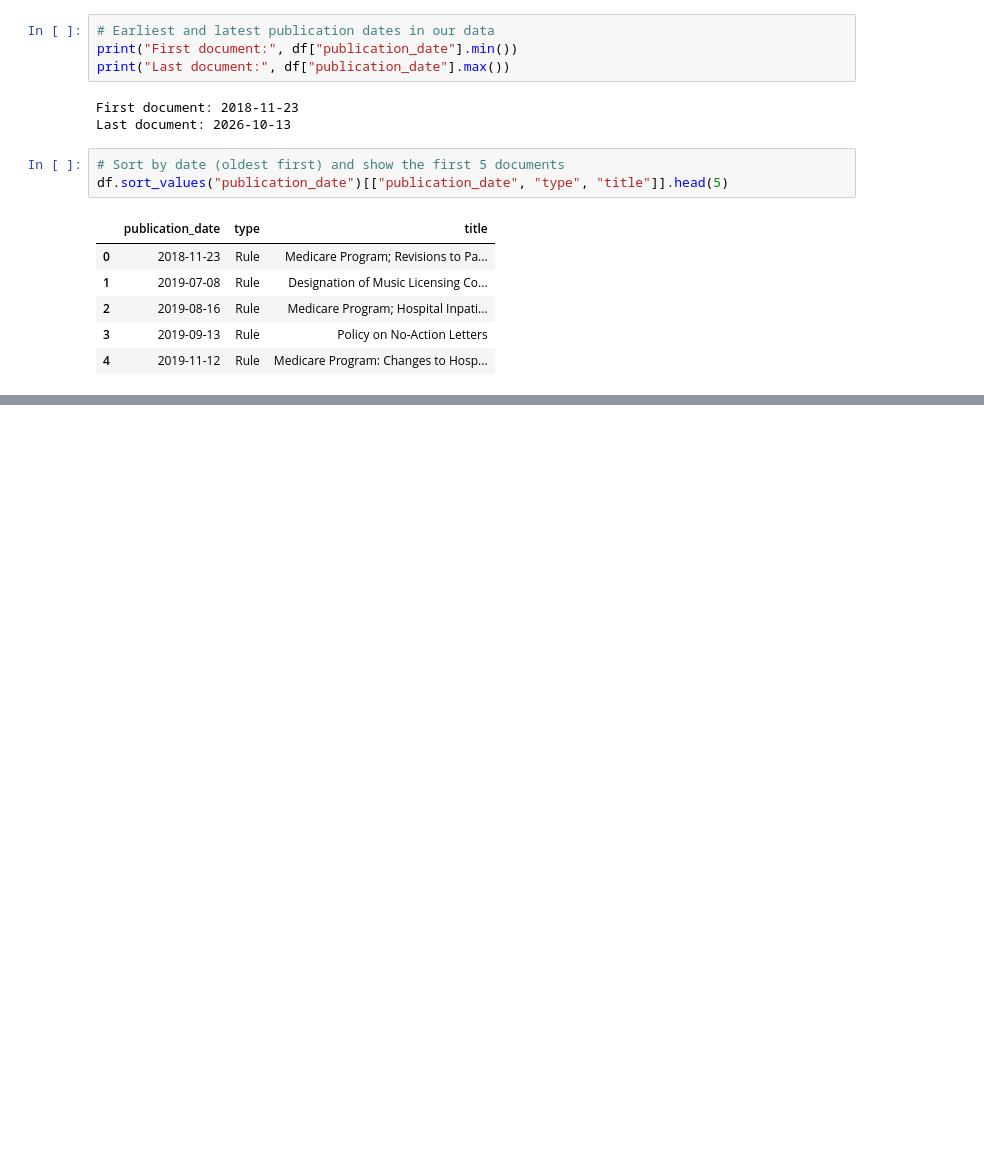
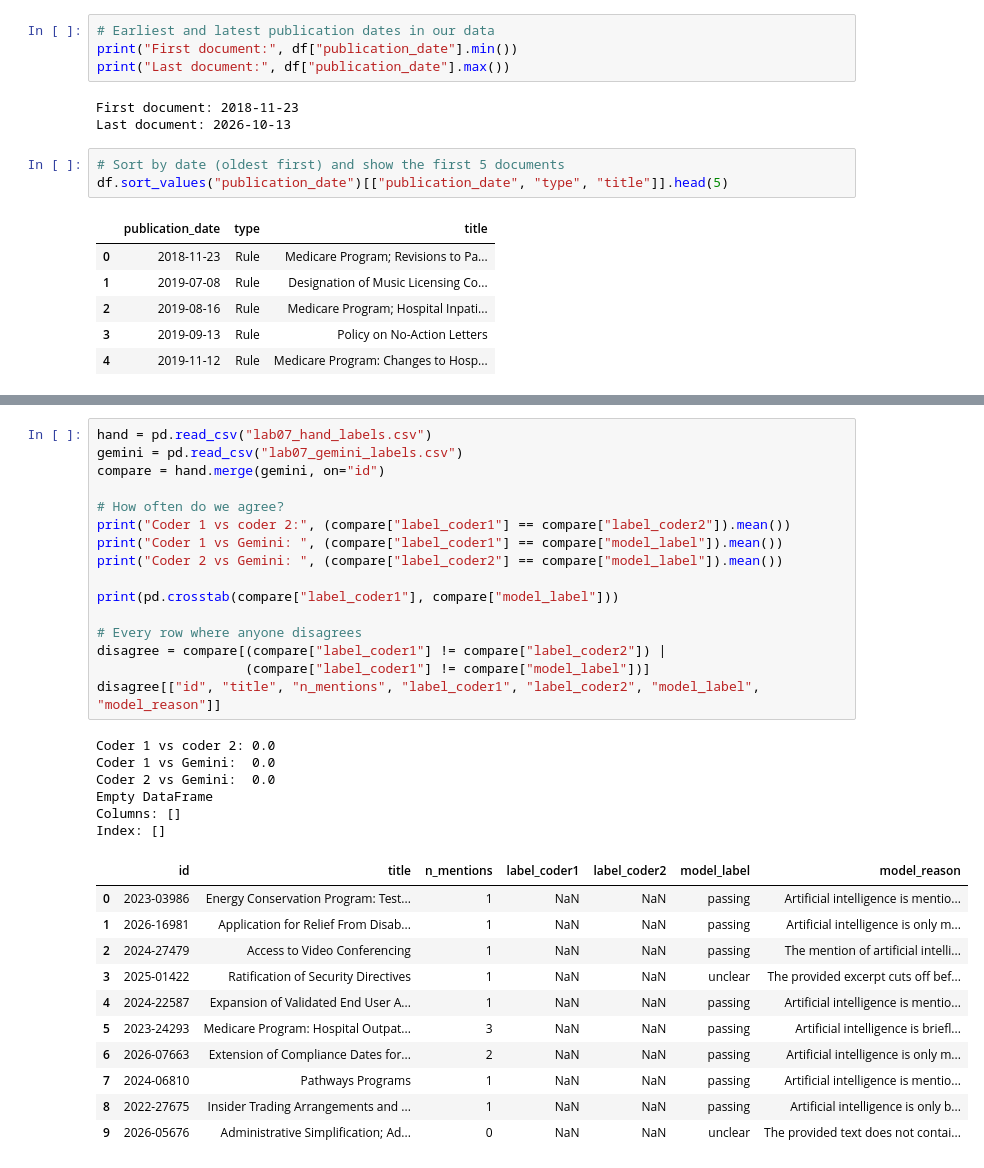
Before and after one commit to 4am1r/ComputingFinal_FederalRegister, a Jupyter notebook: scripts/01_getrequest.ipynb, the cells around one changed output, grey strips where cells are left out. Cells and saved outputs as stored; diff of their text form; blank space fills up the shorter version.

```diff
--- a/scripts/01_getrequest.ipynb
+++ b/scripts/01_getrequest.ipynb
@@ -93,0 +348,34 @@ df.sort_values("publication_date")[["publication_date", "type", "title"]].head(5
+# %%
+hand = pd.read_csv("lab07_hand_labels.csv")
+gemini = pd.read_csv("lab07_gemini_labels.csv")
+compare = hand.merge(gemini, on="id")
+
+# How often do we agree?
+print("Coder 1 vs coder 2:", (compare["label_coder1"] == compare["label_coder2"]).mean())
+print("Coder 1 vs Gemini: ", (compare["label_coder1"] == compare["model_label"]).mean())
+print("Coder 2 vs Gemini: ", (compare["label_coder2"] == compare["model_label"]).mean())
+
+print(pd.crosstab(compare["label_coder1"], compare["model_label"]))
+
+# Every row where anyone disagrees
+disagree = compare[(compare["label_coder1"] != compare["label_coder2"]) |
+                   (compare["label_coder1"] != compare["model_label"])]
+disagree[["id", "title", "n_mentions", "label_coder1", "label_coder2", "model_label", "model_reason"]]
+# %% [output]
+Coder 1 vs coder 2: 0.0
+Coder 1 vs Gemini:  0.0
+Coder 2 vs Gemini:  0.0
+Empty DataFrame
+Columns: []
+Index: []
+|  | id | title | n_mentions | label_coder1 | label_coder2 | model_label | model_reason |
+| 0 | 2023-03986 | Energy Conservation Program: Test... | 1 | NaN | NaN | passing | Artificial intelligence is mentio... |
+| 1 | 2026-16981 | Application for Relief From Disab... | 1 | NaN | NaN | passing | Artificial intelligence is only m... |
+| 2 | 2024-27479 | Access to Video Conferencing | 1 | NaN | NaN | passing | The mention of artificial intelli... |
+| 3 | 2025-01422 | Ratification of Security Directives | 1 | NaN | NaN | unclear | The provided excerpt cuts off bef... |
+| 4 | 2024-22587 | Expansion of Validated End User A... | 1 | NaN | NaN | passing | Artificial intelligence is mentio... |
+| 5 | 2023-24293 | Medicare Program: Hospital Outpat... | 3 | NaN | NaN | passing | Artificial intelligence is briefl... |
+| 6 | 2026-07663 | Extension of Compliance Dates for... | 2 | NaN | NaN | passing | Artificial intelligence is only m... |
+| 7 | 2024-06810 | Pathways Programs | 1 | NaN | NaN | passing | Artificial intelligence is mentio... |
+| 8 | 2022-27675 | Insider Trading Arrangements and ... | 1 | NaN | NaN | passing | Artificial intelligence is only b... |
+| 9 | 2026-05676 | Administrative Simplification; Ad... | 0 | NaN | NaN | unclear | The provided text does not contai... |
```
Also changed, not shown: parts of 13 cells of this notebook, 5 other files.
